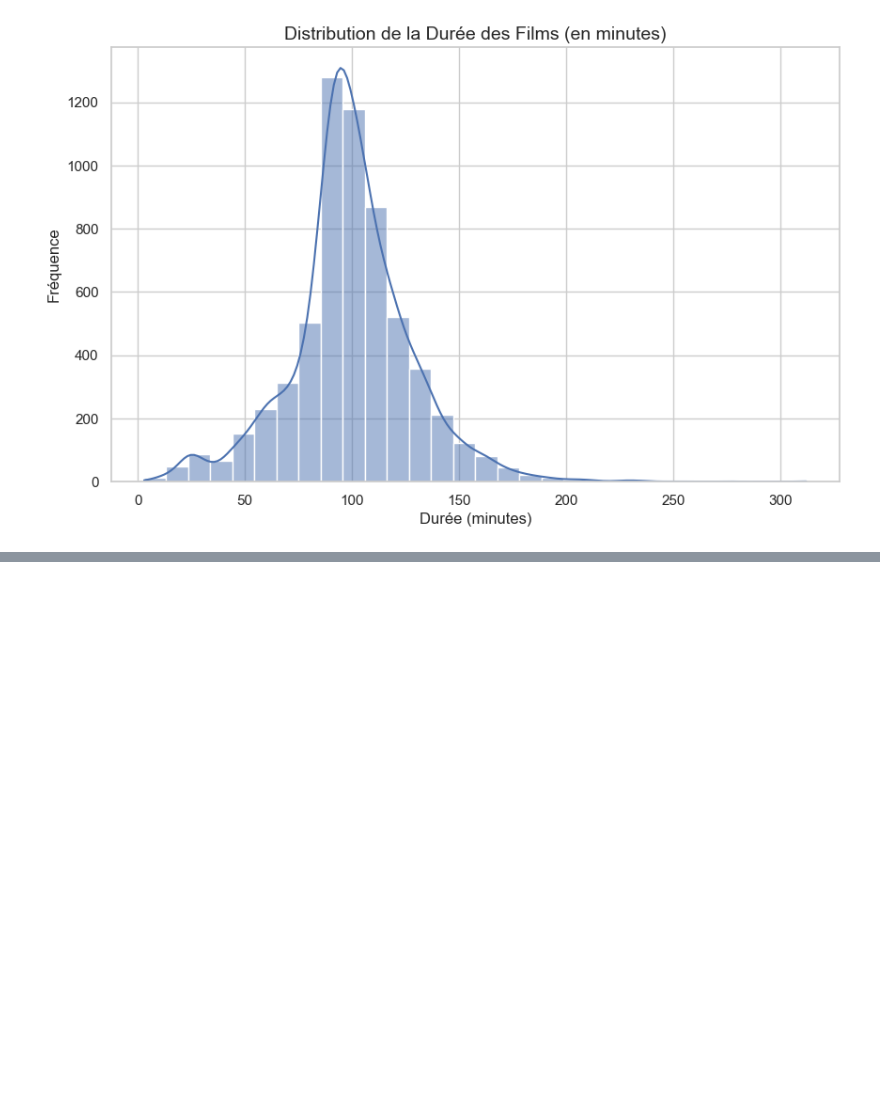
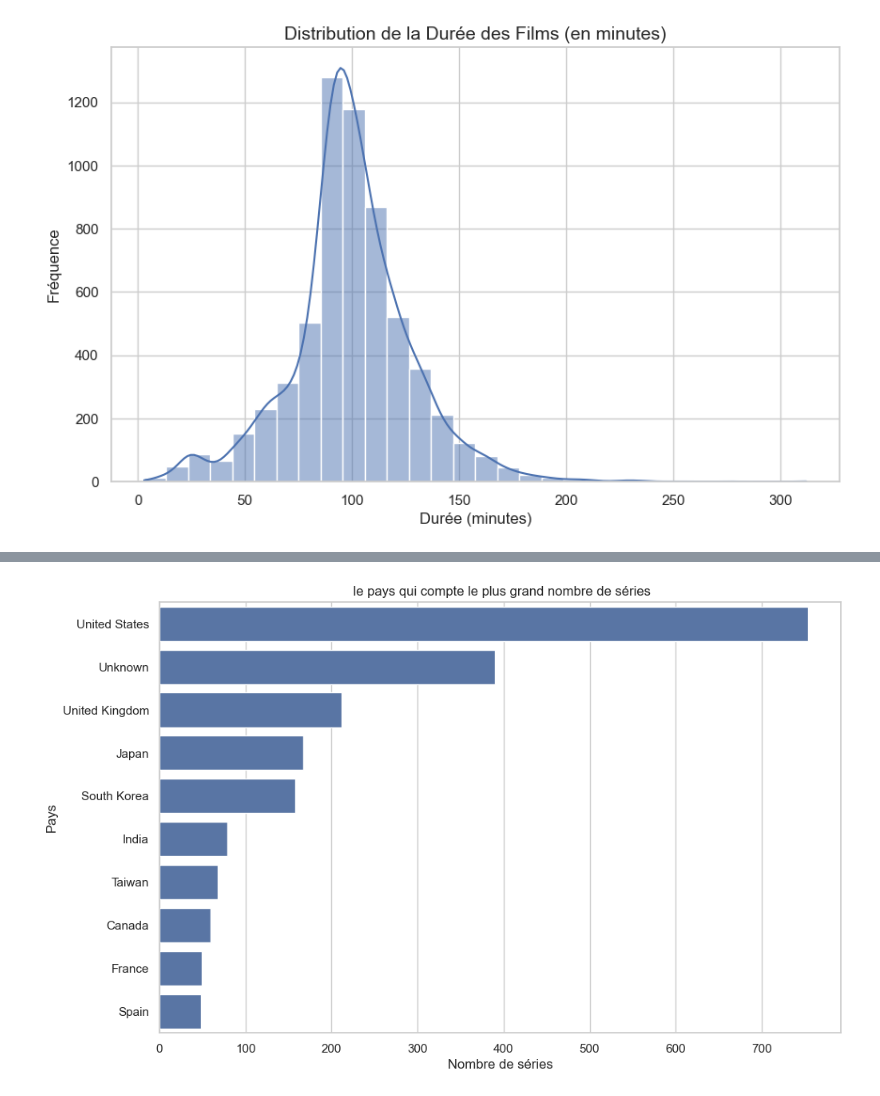
Before and after one commit to HugoB-AS/cautious-fiesta, a Jupyter notebook: Exo_2.ipynb, the cells around one changed output, grey strips where cells are left out. Cells and saved outputs as stored; diff of their text form; code cells hidden in the pictures; blank space fills up the shorter version.

```diff
--- a/Exo_2.ipynb
+++ b/Exo_2.ipynb
@@ -402,0 +369,10 @@ plt.show()
+# %%
+data = df[df['type']=='TV Show']['country'].value_counts().sort_values(ascending = False).head(10)
+plt.figure(figsize=(11,7))
+sns.barplot(x=data.values,y=data.index)
+plt.title(' le pays qui compte le plus grand nombre de séries')
+plt.xlabel('Nombre de séries')
+plt.ylabel('Pays')
+plt.show()
+# %% [output]
+[figure, added]
```
Also changed, not shown: parts of 10 cells of this notebook.
